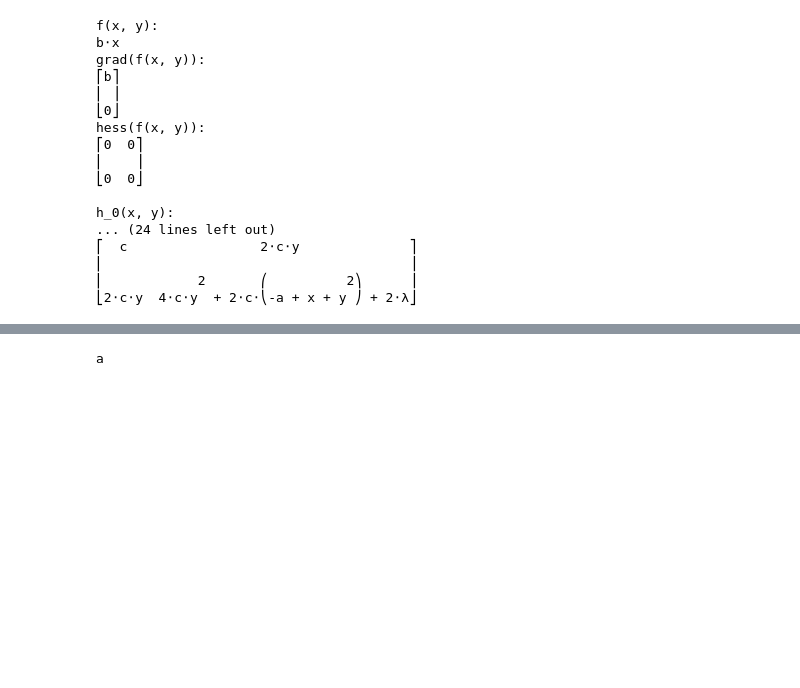
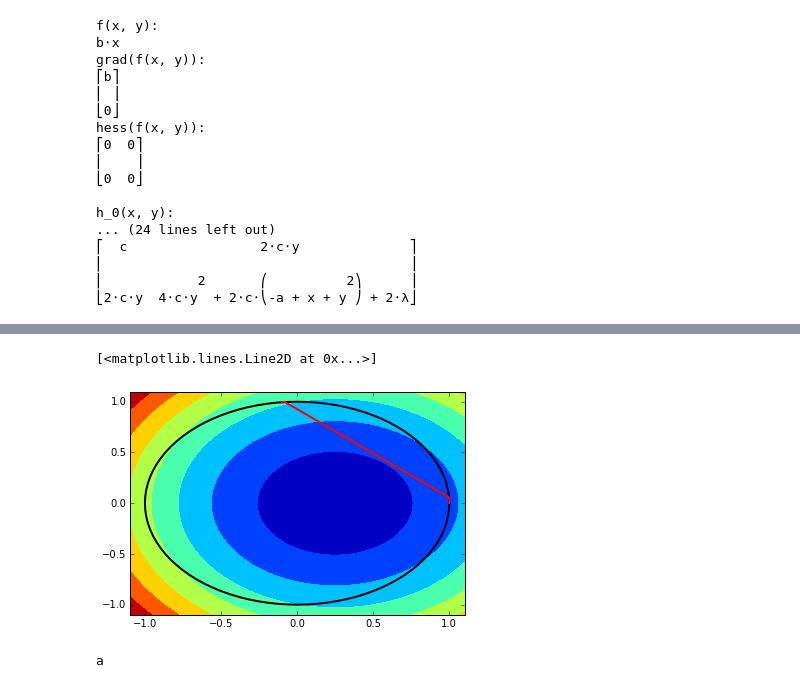
Before and after one commit to ContactEngineering/ContactMechanics, a Jupyter notebook: helpers/Symbolic_Augmented_Lagrangian.ipynb, the cells around one changed output, grey strips where cells are left out. Cells and saved outputs as stored; diff of their text form; code cells hidden in the pictures; blank space fills up the shorter version.

Commit message:
clarified symbolic augmented lagrangian (hopefully)

```diff
--- a/helpers/Symbolic_Augmented_Lagrangian.ipynb
+++ b/helpers/Symbolic_Augmented_Lagrangian.ipynb
@@ -80,7 +80,7 @@ h_0(x, y):
 ⎣2⋅c⋅y  4⋅c⋅y  + 2⋅c⋅⎝-a + x + y ⎠ + 2⋅λ⎦
 # %%
 # example 20.5
-f = 2*(x**2 + y**2 - 1) - x
+f = (2*(x**2 + y**2 - 1) - x)/1e4
 h = [(x**2 + y**2 - 1)]
 print_fun(f, h, symbols('λ:1'), [x, y])
 # %% [output]
@@ -173,4 +242,11 @@ class augmented_algo(object):
 # %%
-aa = augmented_algo(f, h, [x, y], (0., 0.))
-aa.iteration()
+aa = augmented_algo(f, h, [x, y], (-.1, 1.))
+fun_val, grad_val, hess_val, h_vals = aa.numeric_Lc()
+print(hess_val(0, 0))
+converged = False
+while not converged:
+    try:
+        converged = aa.iteration()
+    except Exception:
+        converged = True
 # %% [output]
@@ -180,3 +273,18 @@ solution = [  9.22835211e-01   1.06536698e-07]
+# %%
+coords = np.array([it.x for it in aa.iterates])
+xs = np.linspace(-1.1, 1.1, 51)
+ys = np.linspace(-1.1, 1.1, 51)
+X, Y = np.meshgrid(xs, ys)
+Z = sympy.utilities.lambdify([x, y], f)(X,Y)
+CS = plt.contourf(X, Y, Z)
+
+phi = np.linspace(0, 2*np.pi, 97)
+xs, ys = np.cos(phi), np.sin(phi)
+plt.plot(xs, ys, c='k', lw=2)
+plt.plot(coords[:, 0], coords[:, 1], c = 'r', lw = 2)
+# %% [output]
+[<matplotlib.lines.Line2D at 0x...>]
+[figure, added]
 # %%
 a = Symbol('a')
 b = Symbol('b')
```
Also changed, not shown: parts of 7 cells of this notebook.
